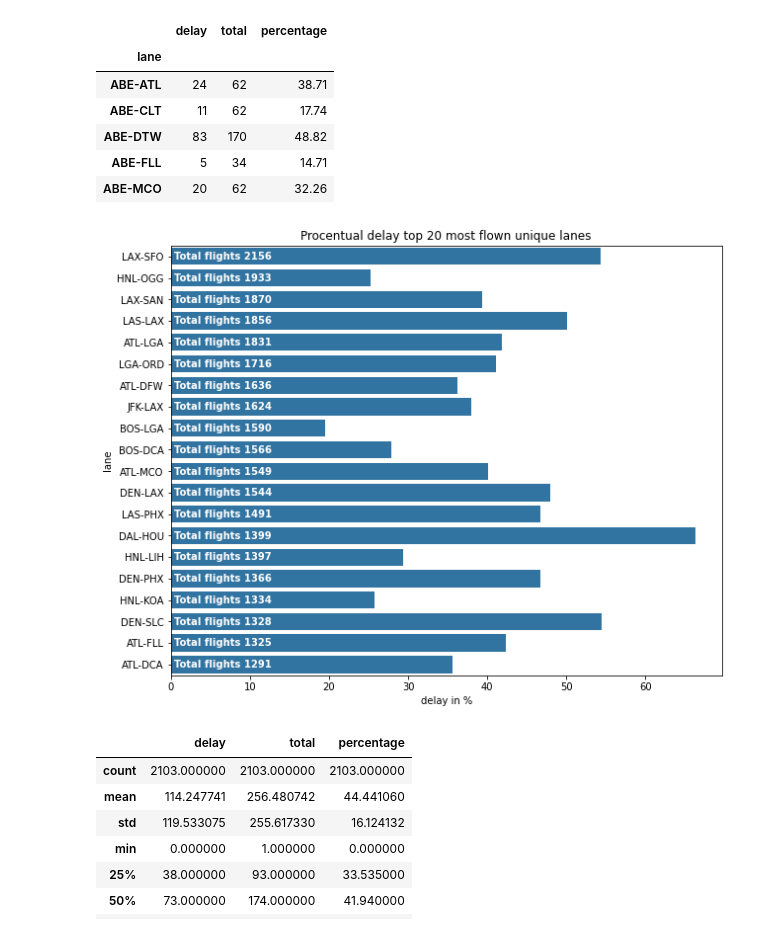
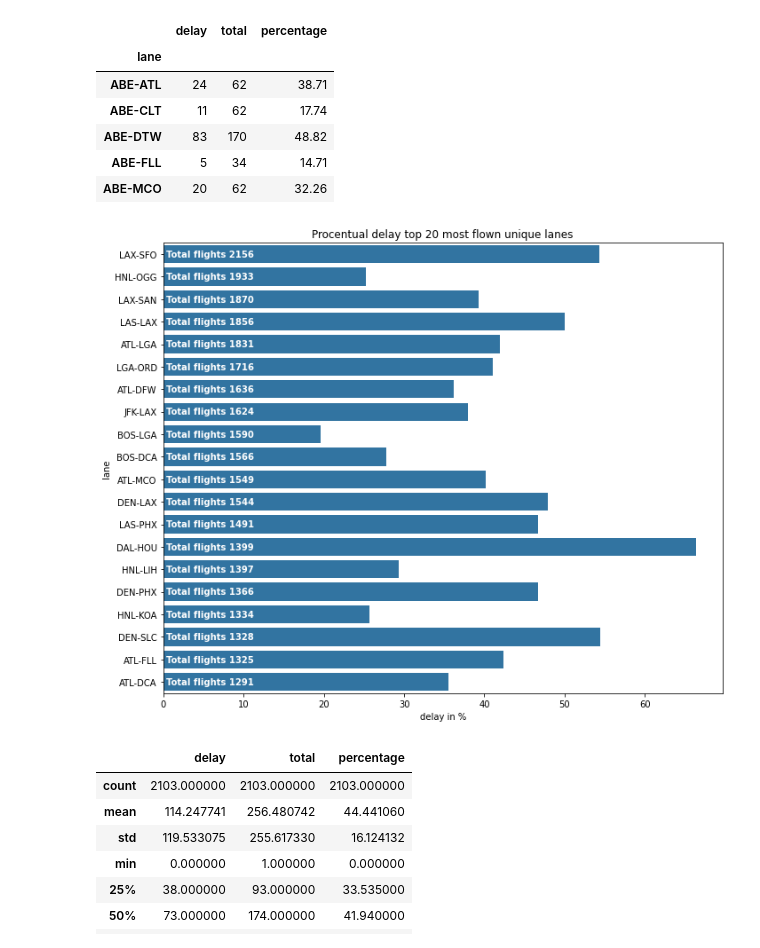
Before and after one commit to julienboth/udacity_ds_nd, a Jupyter notebook: project_1_intro_to_ds/airline_analysis.ipynb, the cells around one changed output. Saved outputs shown, nothing was run; the diff lists cells and outputs as text; code cells hidden in the pictures.

```diff
--- a/project_1_intro_to_ds/airline_analysis.ipynb
+++ b/project_1_intro_to_ds/airline_analysis.ipynb
@@ -456,38 +456,38 @@ unique_lane_df.head()
 ### Diagram for the top 20 most flown unique lanes, sorted by total amount of flights ###
 top_20 = unique_lane_df.sort_values(by="total", ascending=False)[:20]
 
-plt.figure(figsize=(10, 8))
+plt.figure(figsize=(10, 8), layout='tight')
 base_color = sns.color_palette()[0]
 d = sns.barplot(
     y=top_20.index,
     x="percentage",
     data=top_20,
     color=base_color,
     order=top_20.index,
     orient="h",
 )
 
 locs, labels = plt.yticks()
 
 for loc, label in zip(locs, labels):
     total_flights = top_20.loc[label.get_text(), "total"]
 
     plt.text(
         x=0.4,
         y=loc,
         s=f"Total flights {total_flights}",
         va="center",
         color="white",
         fontweight=650,
     )
 
 d.set_ylabel("lane")
 d.set_xlabel("delay in %")
 d.set_title("Procentual delay top 20 most flown unique lanes");
 
 plt.savefig("picture/unique_lanes.png", dpi=360)
 # %% [output]
-[figure, old version]
+[figure, new version]
 # %%
 unique_lane_df.describe()
 # %% [output]
```
Also changed, not shown: parts of 2 cells of this notebook, 3 other files.
